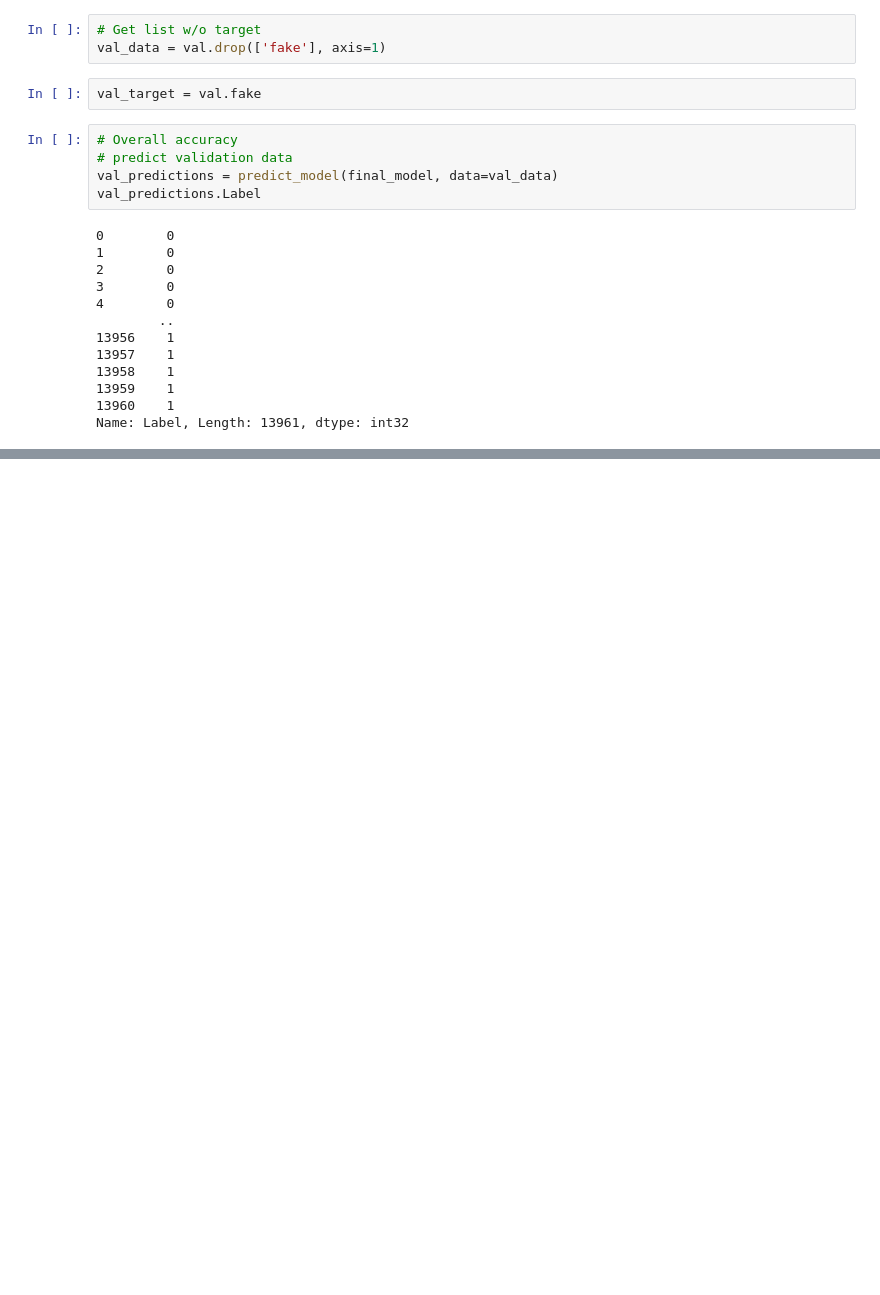
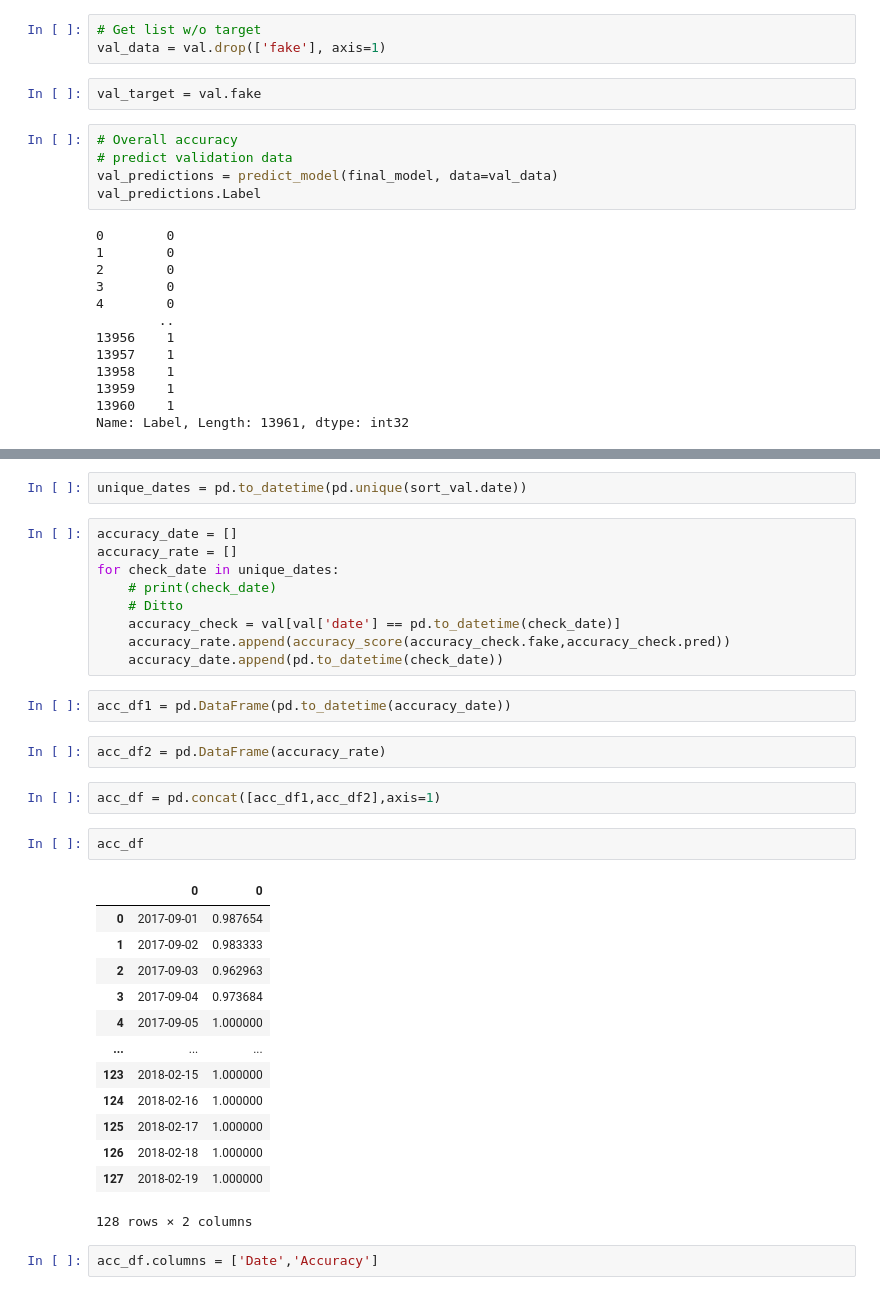
Before and after one commit to SDLoyd/FakeNews, a Jupyter notebook: code/fakenews.ipynb, the cells around one changed output, grey strips where cells are left out. Saved outputs shown, nothing was run; the diff lists cells and outputs as text; blank space fills up the shorter version.

```diff
--- a/code/fakenews.ipynb
+++ b/code/fakenews.ipynb
@@ -438,0 +426,35 @@ val.groupby('date').count()
+# %%
+unique_dates = pd.to_datetime(pd.unique(sort_val.date))
+# %%
+accuracy_date = []
+accuracy_rate = []
+for check_date in unique_dates:
+    # print(check_date)
+    # Ditto
+    accuracy_check = val[val['date'] == pd.to_datetime(check_date)]
+    accuracy_rate.append(accuracy_score(accuracy_check.fake,accuracy_check.pred))
+    accuracy_date.append(pd.to_datetime(check_date))
+# %%
+acc_df1 = pd.DataFrame(pd.to_datetime(accuracy_date))
+# %%
+acc_df2 = pd.DataFrame(accuracy_rate)
+# %%
+acc_df = pd.concat([acc_df1,acc_df2],axis=1)
+# %%
+acc_df
+# %% [output]
+|  | 0 | 0 |
+| 0 | 2017-09-01 | 0.987654 |
+| 1 | 2017-09-02 | 0.983333 |
+| 2 | 2017-09-03 | 0.962963 |
+| 3 | 2017-09-04 | 0.973684 |
+| 4 | 2017-09-05 | 1.000000 |
+| ... | ... | ... |
+| 123 | 2018-02-15 | 1.000000 |
+| 124 | 2018-02-16 | 1.000000 |
+| 125 | 2018-02-17 | 1.000000 |
+| 126 | 2018-02-18 | 1.000000 |
+| 127 | 2018-02-19 | 1.000000 |
+128 rows × 2 columns
+# %%
+acc_df.columns = ['Date','Accuracy']
```
Also changed, not shown: parts of 15 cells of this notebook, 1 other file.
